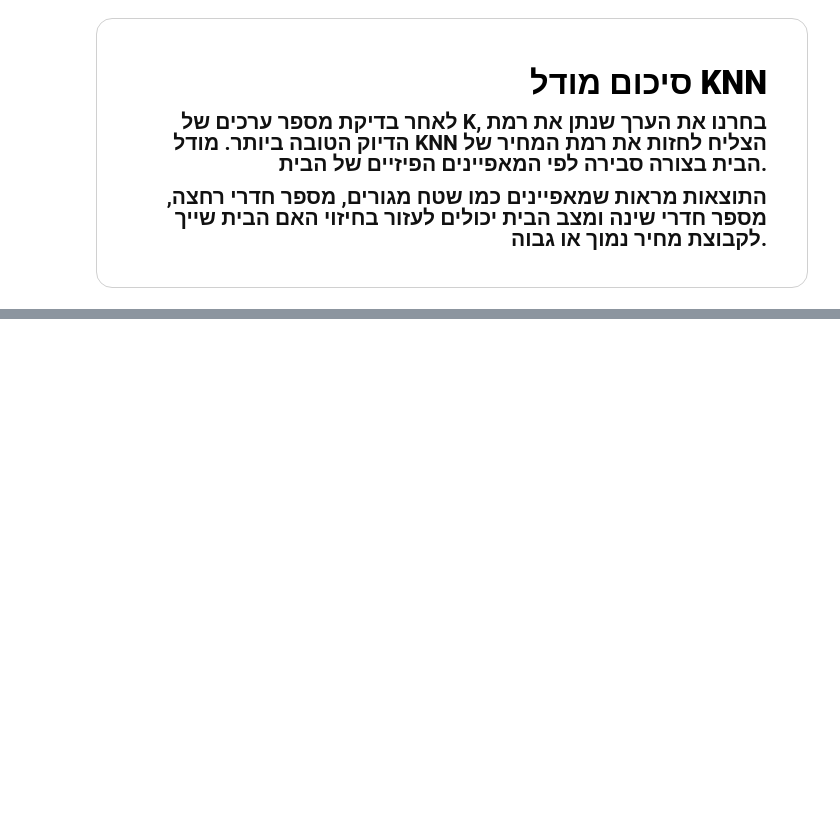
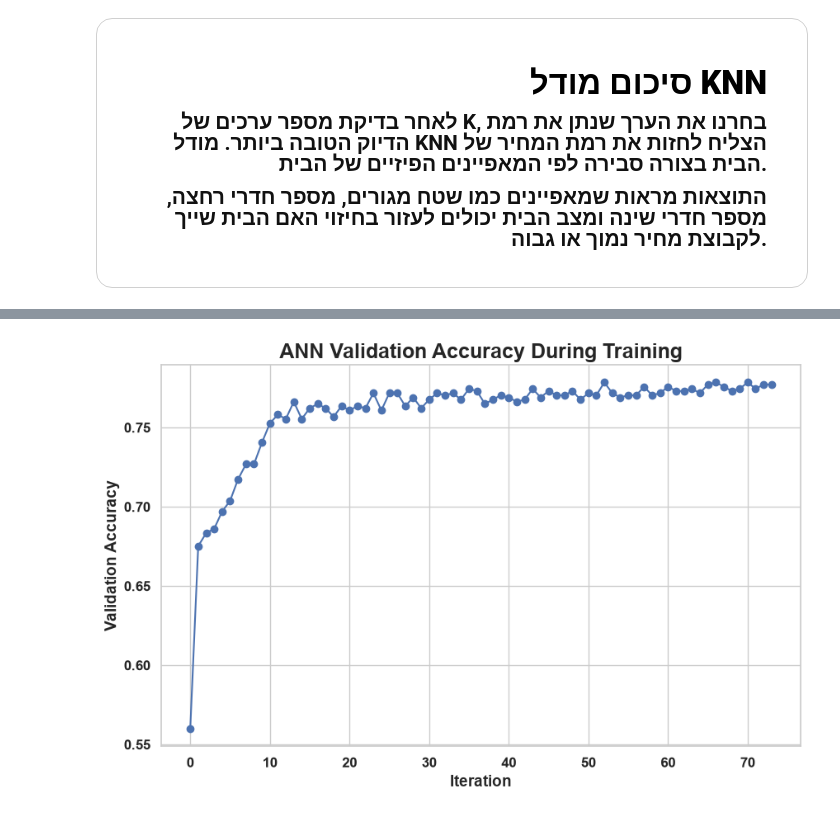
Before and after one commit to MhmdRayanm7/House-Price-Prediction-ML, a Jupyter notebook: notebooks/House_Price_Project.ipynb, the cells around one changed output, grey strips where cells are left out. Drawn from its saved outputs; the diff is of its cells as text; code cells hidden in the pictures; blank space fills up the shorter version.

```diff
--- a/notebooks/House_Price_Project.ipynb
+++ b/notebooks/House_Price_Project.ipynb
@@ -1390,0 +1497,18 @@ weighted avg     0.7470    0.7467    0.7467       920
+# %%
+# Plot ANN validation accuracy
+
+plt.figure(figsize=(10, 6))
+
+plt.plot(ann_model.validation_scores_, marker="o")
+
+plt.title("ANN Validation Accuracy During Training", fontsize=18, fontweight="bold")
+plt.xlabel("Iteration", fontsize=14, fontweight="bold")
+plt.ylabel("Validation Accuracy", fontsize=14, fontweight="bold")
+
+plt.xticks(fontsize=12, fontweight="bold")
+plt.yticks(fontsize=12, fontweight="bold")
+
+plt.grid(True)
+plt.show()
+# %% [output]
+[figure, added]
```
Also changed, not shown: parts of 7 cells of this notebook.
